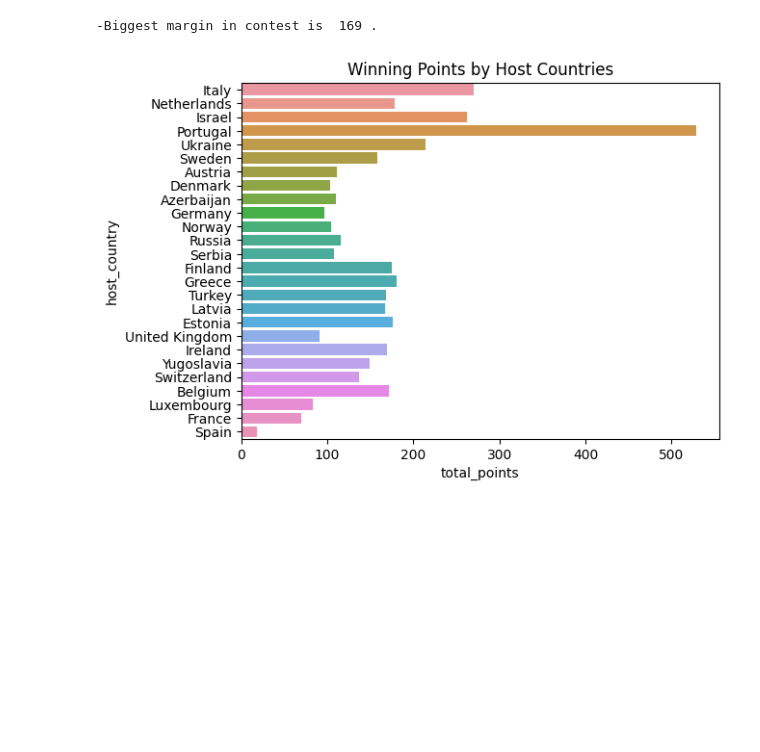
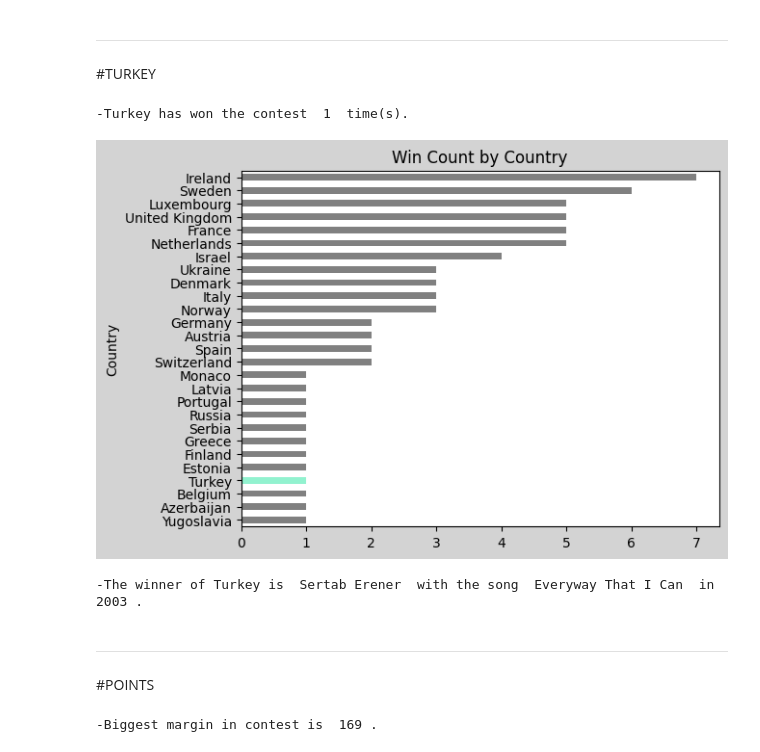
Before and after one commit to sedataskan/eurovision, a Jupyter notebook: eurovision.ipynb, the cells around one changed output. Saved outputs shown, nothing was run; the diff lists cells and outputs as text; code cells hidden in the pictures; blank space fills up the shorter version.

```diff
--- a/eurovision.ipynb
+++ b/eurovision.ipynb
@@ -27,3 +100,42 @@ print("-First Eurovision Contest organization was at", year, ". The First Winner
+# %% [markdown]
+------------
+# %% [markdown]
+#TURKEY
+# %%
+#how many times Turkey won the contest
+
+turkey = winners[winners.artist_country == "Turkey"]
+
+data = winners.groupby(['artist_country']).size().sort_values(ascending=True)
+
+print("-Turkey has won the contest ",len(turkey)," time(s).")
+
+fig, ax = plt.subplots(facecolor='lightgrey')
+ax = data.plot(kind='barh', color = "grey", legend=False)
+
+pos = data.index.get_loc('Turkey')
+ax.patches[pos].set_facecolor('#92F2CF')
+
+plt.title("Win Count by Country")
+plt.ylabel("Country")
+plt.show()
+# %% [output]
+-Turkey has won the contest  1  time(s).
+[figure, added]
+# %%
+#winner of Turkey
+
+artist = turkey.artist.item()
+song = turkey.song.item()
+year = turkey.year.item()
+
+print("-The winner of Turkey is ", artist," with the song ", song," in ", year,".")
+# %% [output]
+-The winner of Turkey is  Sertab Erener  with the song  Everyway That I Can  in  2003 .
+# %% [markdown]
+----------------------
+# %% [markdown]
+#POINTS
 # %%
 #find the max margin between winner and runner-up
 
@@ -34,13 +146,3 @@ df3 = df2.astype(int)
 print("-Biggest margin in contest is ", df3.max(), ".")
 # %% [output]
 -Biggest margin in contest is  169 .
-# %%
-#winning points by host countries
-
-winner = eurovision.loc[eurovision['winner'] == True]
-
-sb.barplot(data=winner, y=winner['host_country'], x=winner['total_points'], errorbar = None)
-plt.title("Winning Points by Host Countries")
-plt.show()
-# %% [output]
-[figure, removed]
```
Also changed, not shown: parts of 19 cells of this notebook.
